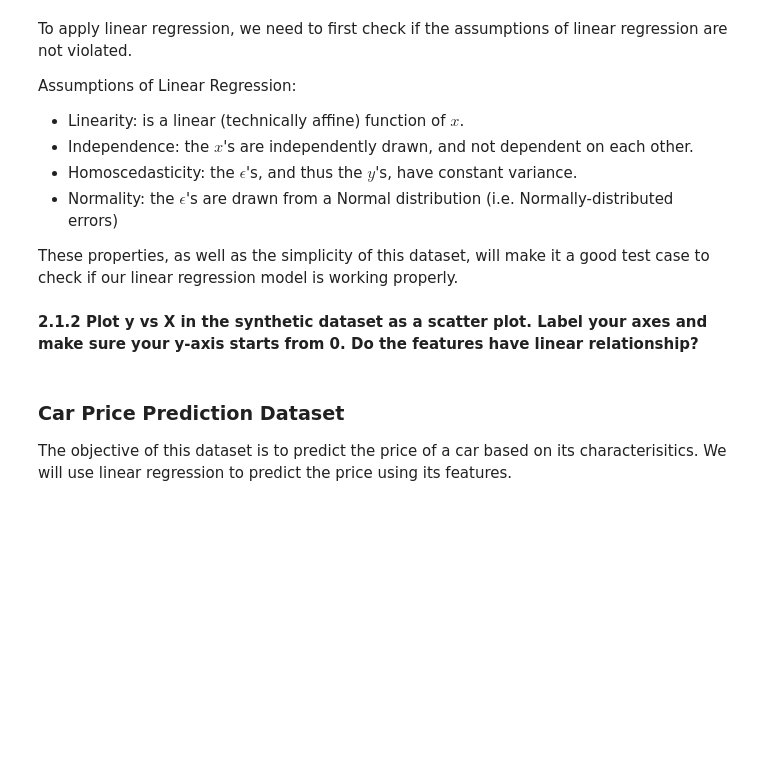
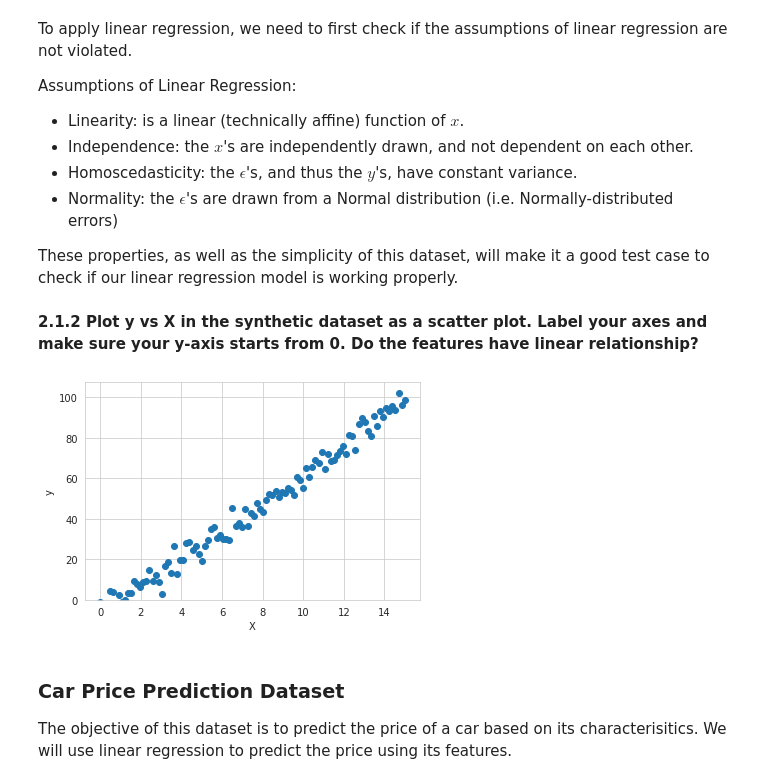
Before and after one commit to adelinka17/aml-project1, a Jupyter notebook: AML_HW1_Questions.ipynb, the cells around one changed output. Cells and saved outputs as stored; diff of their text form; code cells hidden in the pictures; blank space fills up the shorter version.

```diff
--- a/AML_HW1_Questions.ipynb
+++ b/AML_HW1_Questions.ipynb
@@ -94,8 +152,8 @@ You may use [np.random.normal()](https://numpy.org/doc/stable/reference/random/g
 # %%
 np.random.seed(0)
 X = np.linspace(0, 15, 100)
-epsilon = ### Code here
-y = ### Code here
+epsilon = np.random.normal(0, 4, 100)
+y = 7 * X - 8 + epsilon
 # %% [markdown]
 To apply linear regression, we need to first check if the assumptions of linear regression are not violated.
 
@@ -111,4 +169,11 @@ These properties, as well as the simplicity of this dataset, will make it a good
 **2.1.2 Plot y vs X in the synthetic dataset as a scatter plot. Label your axes and make sure your y-axis starts from 0. Do the features have linear relationship?**
 # %%
 ### Code here
+plt.scatter(X, y)
+plt.xlabel('X')
+plt.ylabel('y')
+plt.ylim(0, None) # to make sure y-axis starts from 0
+plt.show()
+# %% [output]
+[figure, added]
 # %%
```
Also changed, not shown: parts of 56 cells of this notebook.
